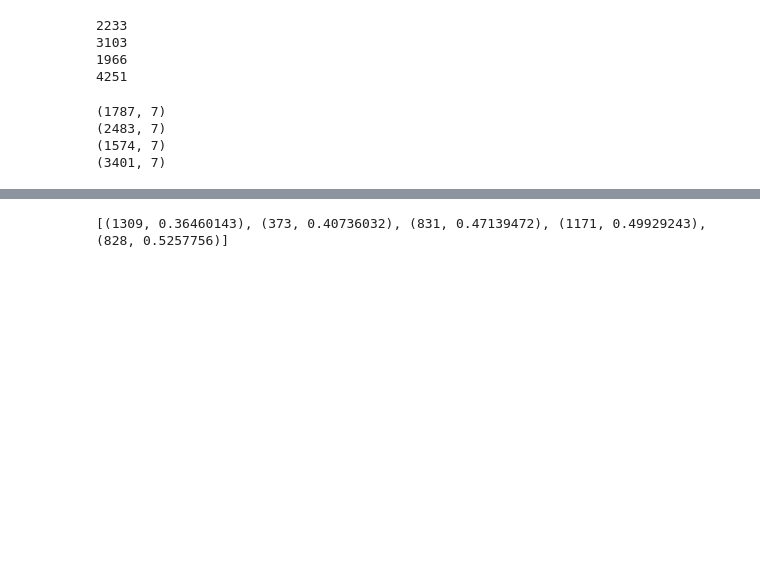
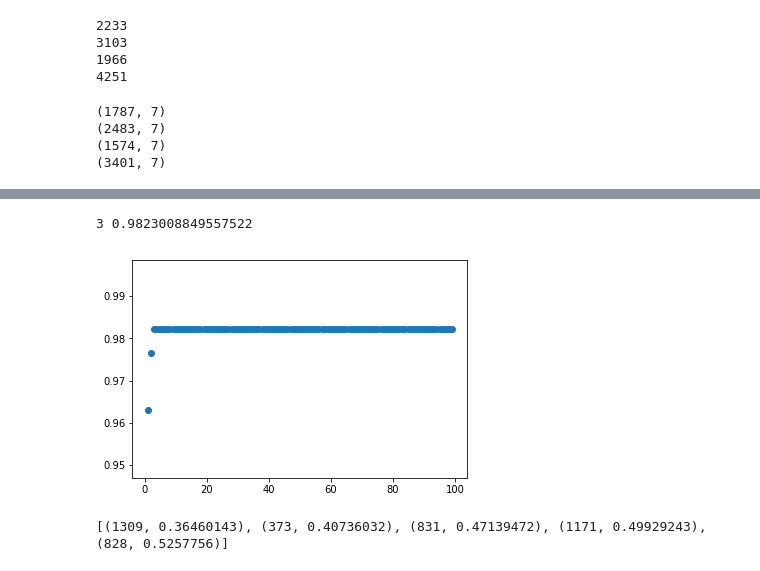
Before and after one commit to kolchinski/humanception-score, a Jupyter notebook: distances/knn_experiment/Nearest_neighbors.ipynb, the cells around one changed output, grey strips where cells are left out. Saved outputs shown, nothing was run; the diff lists cells and outputs as text; code cells hidden in the pictures; blank space fills up the shorter version.

```diff
--- a/distances/knn_experiment/Nearest_neighbors.ipynb
+++ b/distances/knn_experiment/Nearest_neighbors.ipynb
@@ -174,0 +267,4 @@ print(correct_guesses, incorrect_guesses, correct_guesses / (correct_guesses + i
+# %%
+wgan_best_k, wgan_accuracy = crossval_knn('wgan')
+print(wgan_best_k, wgan_accuracy)
+# %% [output]
@@ -175,3 +272,5 @@ print(correct_guesses, incorrect_guesses, correct_guesses / (correct_guesses + i
+3 0.9823008849557522
+[figure, added]
 # %%
 for x in islice(began_val_files,50):
     #print(x)
```
Also changed, not shown: parts of 13 cells of this notebook.
